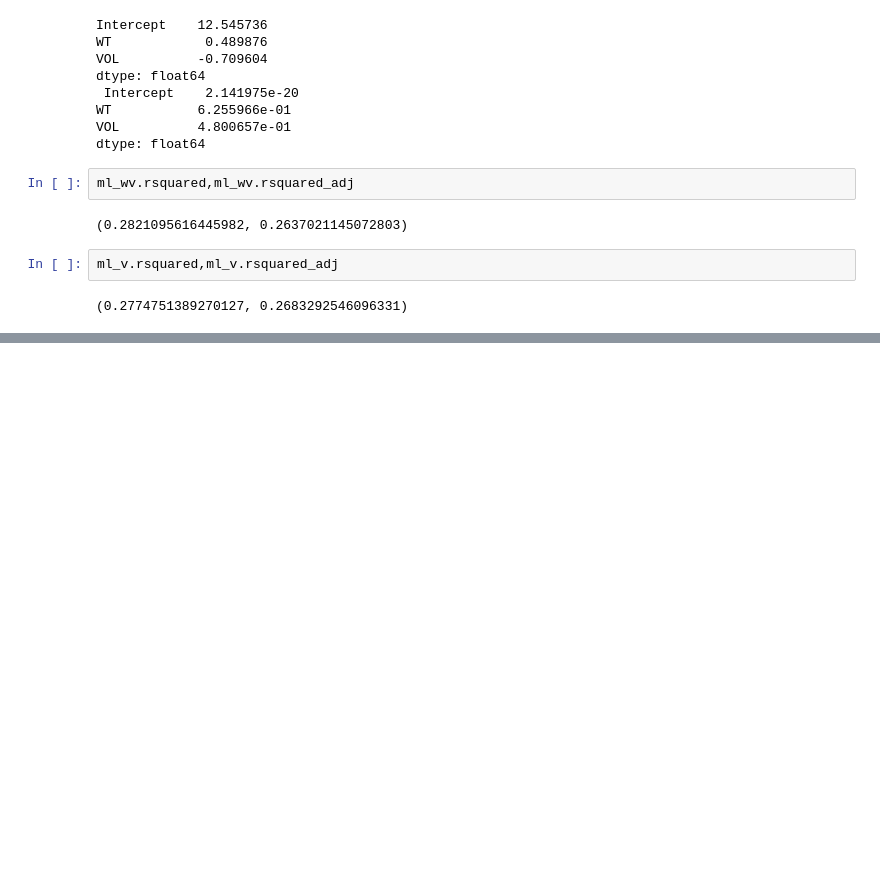
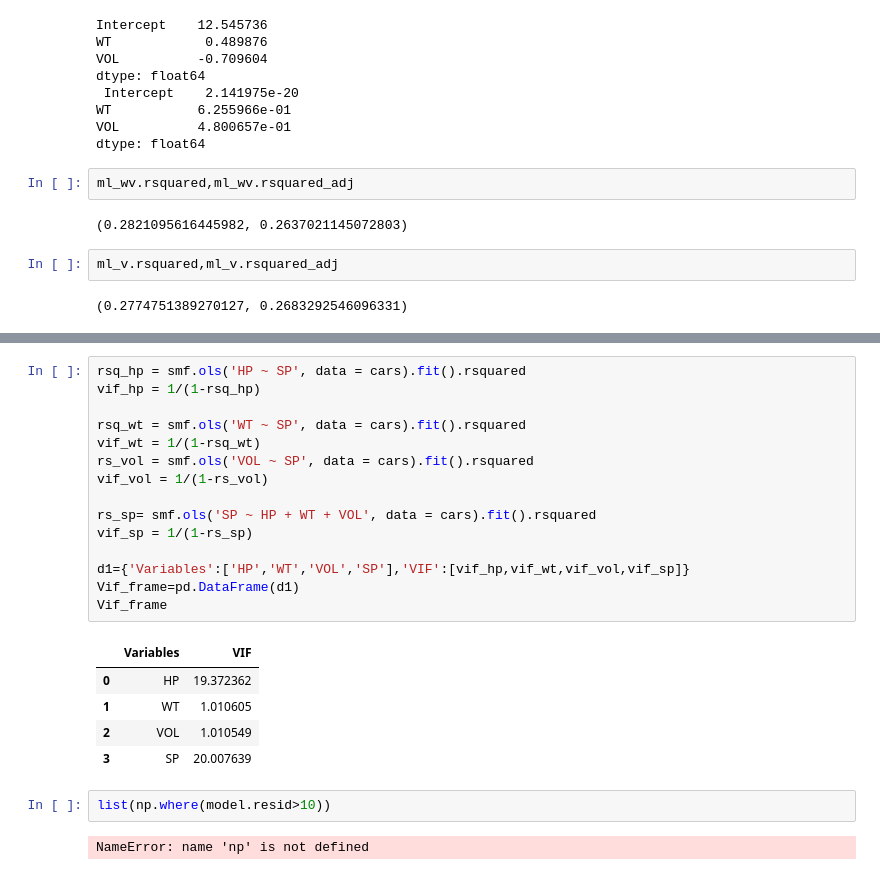
Before and after one commit to Mani111zo/zozo1, a Jupyter notebook: ad_31_1.ipynb, the cells around one changed output, grey strips where cells are left out. Saved outputs shown, nothing was run; the diff lists cells and outputs as text; blank space fills up the shorter version.

```diff
--- a/ad_31_1.ipynb
+++ b/ad_31_1.ipynb
@@ -234,0 +184,25 @@ ml_v.rsquared,ml_v.rsquared_adj
+# %%
+rsq_hp = smf.ols('HP ~ SP', data = cars).fit().rsquared
+vif_hp = 1/(1-rsq_hp)
+
+rsq_wt = smf.ols('WT ~ SP', data = cars).fit().rsquared
+vif_wt = 1/(1-rsq_wt)
+rs_vol = smf.ols('VOL ~ SP', data = cars).fit().rsquared
+vif_vol = 1/(1-rs_vol)
+
+rs_sp= smf.ols('SP ~ HP + WT + VOL', data = cars).fit().rsquared
+vif_sp = 1/(1-rs_sp)
+
+d1={'Variables':['HP','WT','VOL','SP'],'VIF':[vif_hp,vif_wt,vif_vol,vif_sp]}
+Vif_frame=pd.DataFrame(d1)
+Vif_frame
+# %% [output]
+|  | Variables | VIF |
+| 0 | HP | 19.372362 |
+| 1 | WT | 1.010605 |
+| 2 | VOL | 1.010549 |
+| 3 | SP | 20.007639 |
+# %%
+list(np.where(model.resid>10))
+# %% [output]
+NameError: name 'np' is not defined
```
Also changed, not shown: parts of 17 cells of this notebook.
